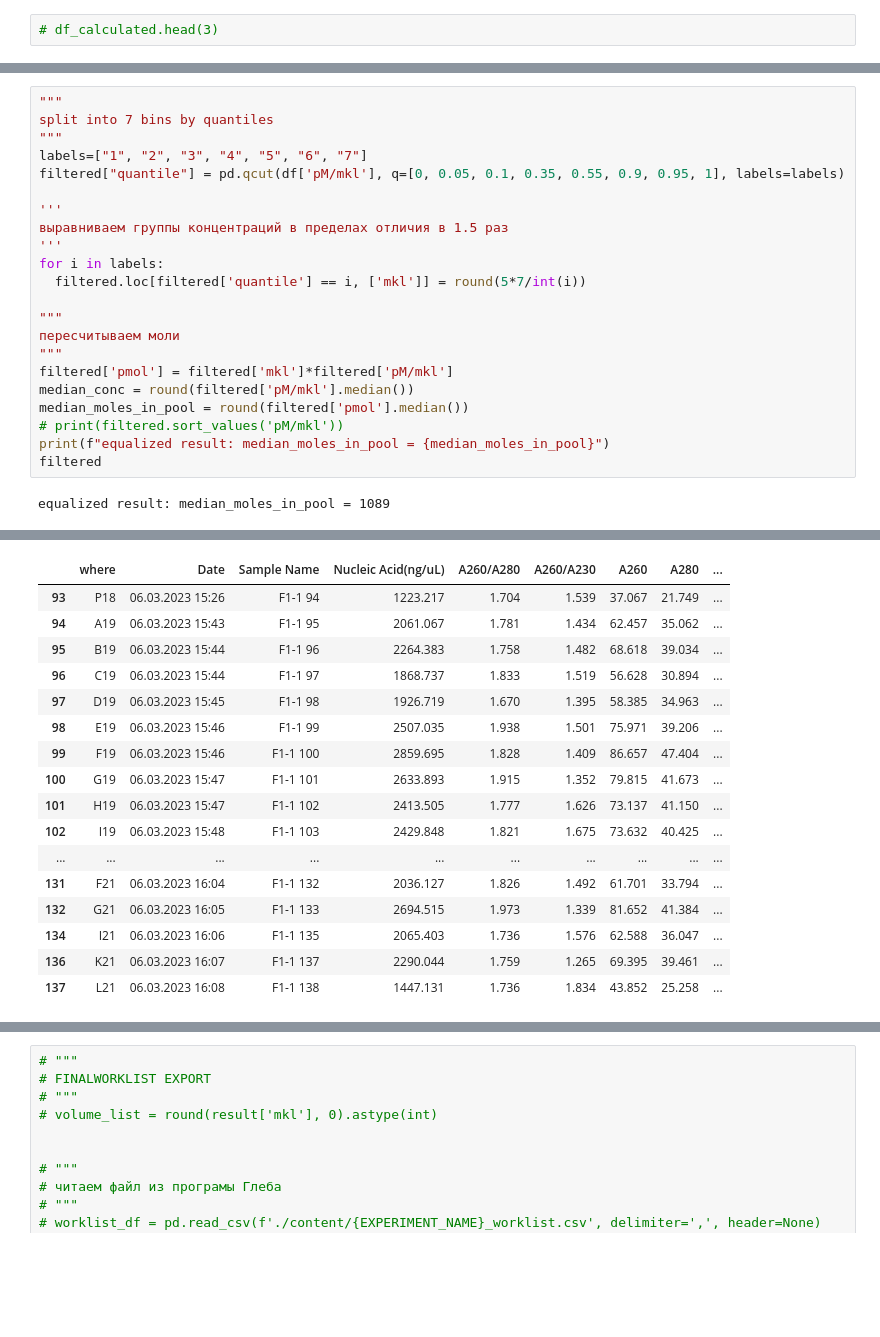
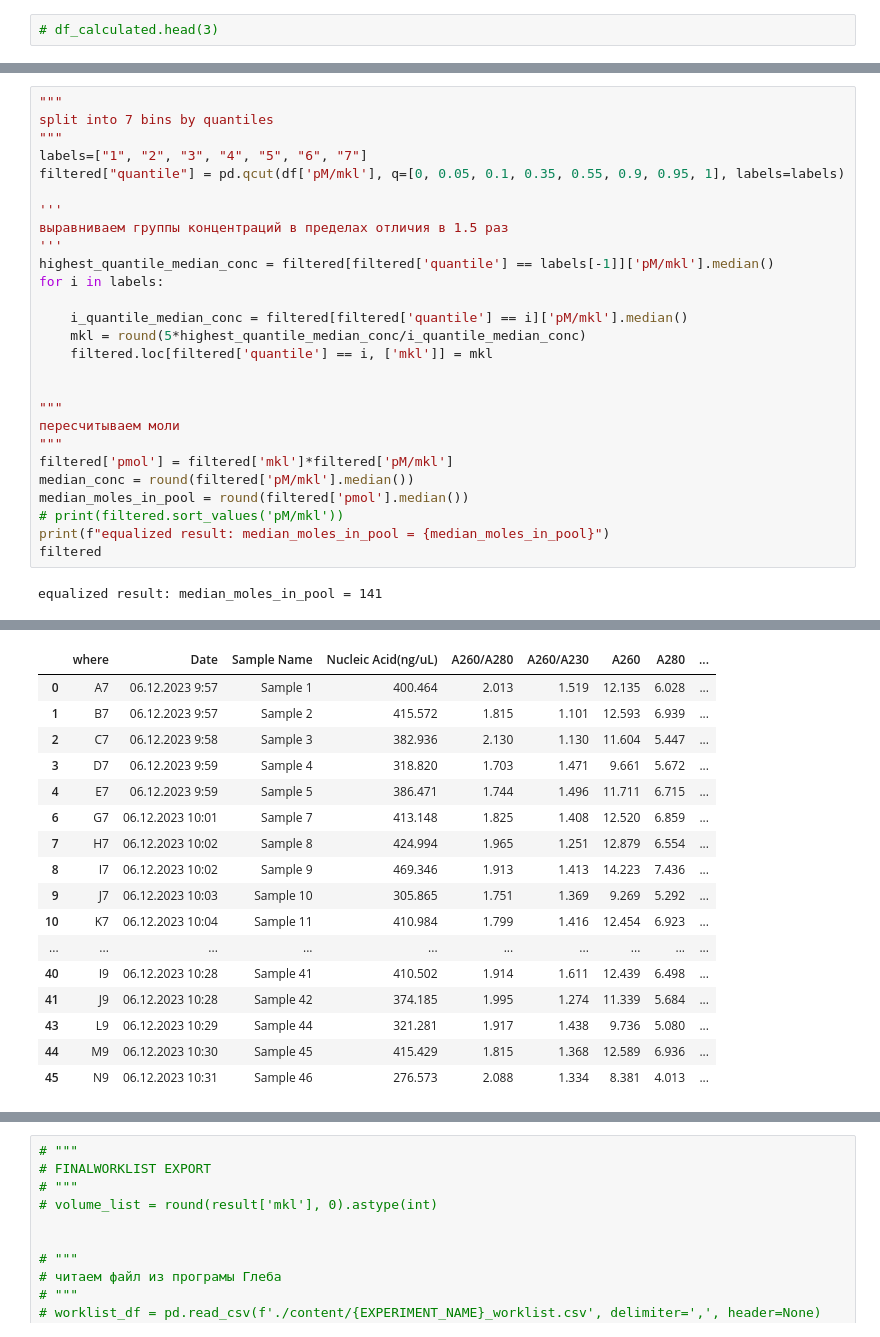
Before and after one commit to radical-subject/gene_synthesis_automatization_tools, a Jupyter notebook: concentration_aligner/concentration_aligner.ipynb, the cells around one changed output, grey strips where cells are left out. Saved outputs shown, nothing was run; the diff lists cells and outputs as text; blank space fills up the shorter version.

```diff
--- a/concentration_aligner/concentration_aligner.ipynb
+++ b/concentration_aligner/concentration_aligner.ipynb
@@ -219,51 +257,56 @@ filtered["quantile"] = pd.qcut(df['pM/mkl'], q=[0, 0.05, 0.1, 0.35, 0.55, 0.9, 0
 '''
 выравниваем группы концентраций в пределах отличия в 1.5 раз
 '''
+highest_quantile_median_conc = filtered[filtered['quantile'] == labels[-1]]['pM/mkl'].median()
 for i in labels:
-  filtered.loc[filtered['quantile'] == i, ['mkl']] = round(5*7/int(i))
+
+    i_quantile_median_conc = filtered[filtered['quantile'] == i]['pM/mkl'].median()
+    mkl = round(5*highest_quantile_median_conc/i_quantile_median_conc)
+    filtered.loc[filtered['quantile'] == i, ['mkl']] = mkl
+
 
 """
 пересчитываем моли
 """
 filtered['pmol'] = filtered['mkl']*filtered['pM/mkl']
 median_conc = round(filtered['pM/mkl'].median())
 median_moles_in_pool = round(filtered['pmol'].median())
 # print(filtered.sort_values('pM/mkl'))
 print(f"equalized result: median_moles_in_pool = {median_moles_in_pool}")
 filtered
 # %% [output]
-equalized result: median_moles_in_pool = 1089
+equalized result: median_moles_in_pool = 141
 A value is trying to be set on a copy of a slice from a DataFrame.
 Try using .loc[row_indexer,col_indexer] = value instead
 
 See the caveats in the documentation: https://pandas.pydata.org/pandas-docs/stable/user_guide/indexing.html#returning-a-view-versus-a-copy
   """
 A value is trying to be set on a copy of a slice from a DataFrame.
 Try using .loc[row_indexer,col_indexer] = value instead
 
 See the caveats in the documentation: https://pandas.pydata.org/pandas-docs/stable/user_guide/indexing.html#returning-a-view-versus-a-copy
   self._setitem_single_column(loc, value, pi)
 A value is trying to be set on a copy of a slice from a DataFrame.
 Try using .loc[row_indexer,col_indexer] = value instead
 
 See the caveats in the documentation: https://pandas.pydata.org/pandas-docs/stable/user_guide/indexing.html#returning-a-view-versus-a-copy
 |  | where | Date | Sample Name | Nucleic Acid(ng/uL) | A260/A280 | A260/A230 | A260 | A280 | ... |
-| 93 | P18 | 06.03.2023 15:26 | F1-1 94 | 1223.217 | 1.704 | 1.539 | 37.067 | 21.749 | ... |
-| 94 | A19 | 06.03.2023 15:43 | F1-1 95 | 2061.067 | 1.781 | 1.434 | 62.457 | 35.062 | ... |
-| 95 | B19 | 06.03.2023 15:44 | F1-1 96 | 2264.383 | 1.758 | 1.482 | 68.618 | 39.034 | ... |
-| 96 | C19 | 06.03.2023 15:44 | F1-1 97 | 1868.737 | 1.833 | 1.519 | 56.628 | 30.894 | ... |
-| 97 | D19 | 06.03.2023 15:45 | F1-1 98 | 1926.719 | 1.670 | 1.395 | 58.385 | 34.963 | ... |
-| 98 | E19 | 06.03.2023 15:46 | F1-1 99 | 2507.035 | 1.938 | 1.501 | 75.971 | 39.206 | ... |
-| 99 | F19 | 06.03.2023 15:46 | F1-1 100 | 2859.695 | 1.828 | 1.409 | 86.657 | 47.404 | ... |
-| 100 | G19 | 06.03.2023 15:47 | F1-1 101 | 2633.893 | 1.915 | 1.352 | 79.815 | 41.673 | ... |
-| 101 | H19 | 06.03.2023 15:47 | F1-1 102 | 2413.505 | 1.777 | 1.626 | 73.137 | 41.150 | ... |
-| 102 | I19 | 06.03.2023 15:48 | F1-1 103 | 2429.848 | 1.821 | 1.675 | 73.632 | 40.425 | ... |
+| 0 | A7 | 06.12.2023 9:57 | Sample 1 | 400.464 | 2.013 | 1.519 | 12.135 | 6.028 | ... |
+| 1 | B7 | 06.12.2023 9:57 | Sample 2 | 415.572 | 1.815 | 1.101 | 12.593 | 6.939 | ... |
+| 2 | C7 | 06.12.2023 9:58 | Sample 3 | 382.936 | 2.130 | 1.130 | 11.604 | 5.447 | ... |
+| 3 | D7 | 06.12.2023 9:59 | Sample 4 | 318.820 | 1.703 | 1.471 | 9.661 | 5.672 | ... |
+| 4 | E7 | 06.12.2023 9:59 | Sample 5 | 386.471 | 1.744 | 1.496 | 11.711 | 6.715 | ... |
+| 6 | G7 | 06.12.2023 10:01 | Sample 7 | 413.148 | 1.825 | 1.408 | 12.520 | 6.859 | ... |
+| 7 | H7 | 06.12.2023 10:02 | Sample 8 | 424.994 | 1.965 | 1.251 | 12.879 | 6.554 | ... |
+| 8 | I7 | 06.12.2023 10:02 | Sample 9 | 469.346 | 1.913 | 1.413 | 14.223 | 7.436 | ... |
+| 9 | J7 | 06.12.2023 10:03 | Sample 10 | 305.865 | 1.751 | 1.369 | 9.269 | 5.292 | ... |
+| 10 | K7 | 06.12.2023 10:04 | Sample 11 | 410.984 | 1.799 | 1.416 | 12.454 | 6.923 | ... |
 | ... | ... | ... | ... | ... | ... | ... | ... | ... | ... |
-| 131 | F21 | 06.03.2023 16:04 | F1-1 132 | 2036.127 | 1.826 | 1.492 | 61.701 | 33.794 | ... |
-| 132 | G21 | 06.03.2023 16:05 | F1-1 133 | 2694.515 | 1.973 | 1.339 | 81.652 | 41.384 | ... |
-| 134 | I21 | 06.03.2023 16:06 | F1-1 135 | 2065.403 | 1.736 | 1.576 | 62.588 | 36.047 | ... |
-| 136 | K21 | 06.03.2023 16:07 | F1-1 137 | 2290.044 | 1.759 | 1.265 | 69.395 | 39.461 | ... |
-| 137 | L21 | 06.03.2023 16:08 | F1-1 138 | 1447.131 | 1.736 | 1.834 | 43.852 | 25.258 | ... |
+| 40 | I9 | 06.12.2023 10:28 | Sample 41 | 410.502 | 1.914 | 1.611 | 12.439 | 6.498 | ... |
+| 41 | J9 | 06.12.2023 10:28 | Sample 42 | 374.185 | 1.995 | 1.274 | 11.339 | 5.684 | ... |
+| 43 | L9 | 06.12.2023 10:29 | Sample 44 | 321.281 | 1.917 | 1.438 | 9.736 | 5.080 | ... |
+| 44 | M9 | 06.12.2023 10:30 | Sample 45 | 415.429 | 1.815 | 1.368 | 12.589 | 6.936 | ... |
+| 45 | N9 | 06.12.2023 10:31 | Sample 46 | 276.573 | 2.088 | 1.334 | 8.381 | 4.013 | ... |
 # %%
 filtered_off['mkl'] = median_moles_in_pool/filtered_off['pM/mkl']
 filtered_off.loc[filtered_off['mkl'] >= max_oligo_volume, ['mkl']] = max_oligo_volume
```
Also changed, not shown: parts of 14 cells of this notebook, 25 other files.
